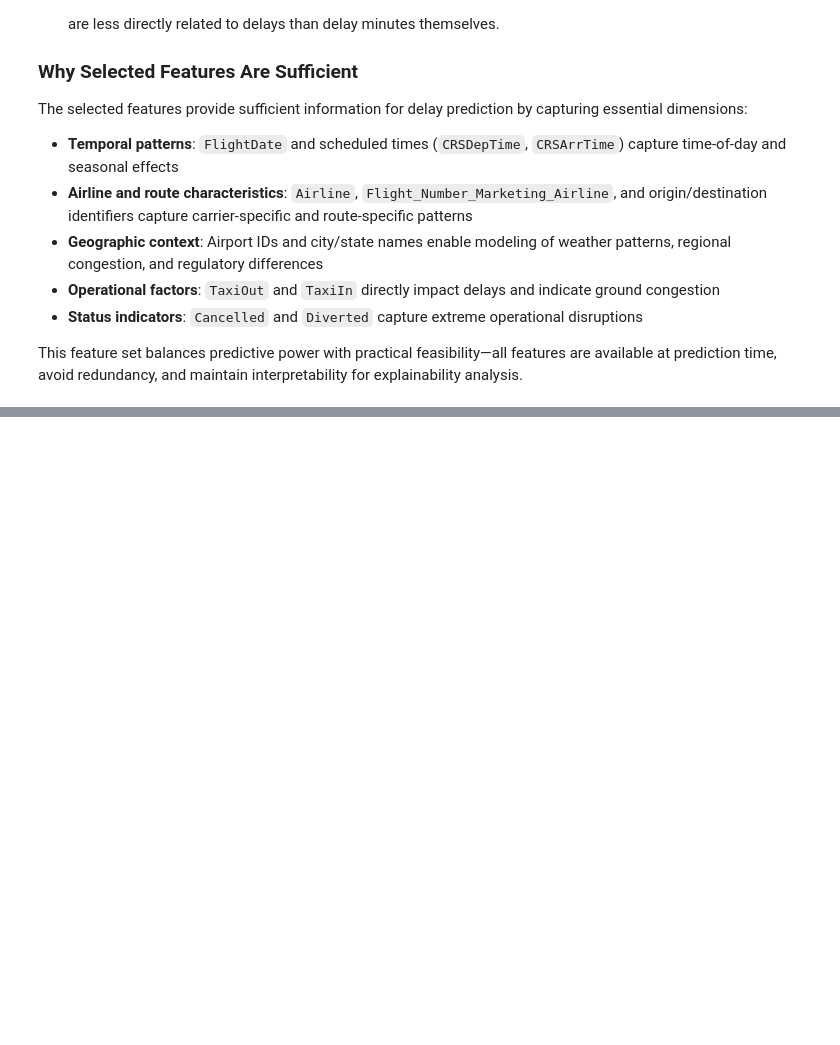
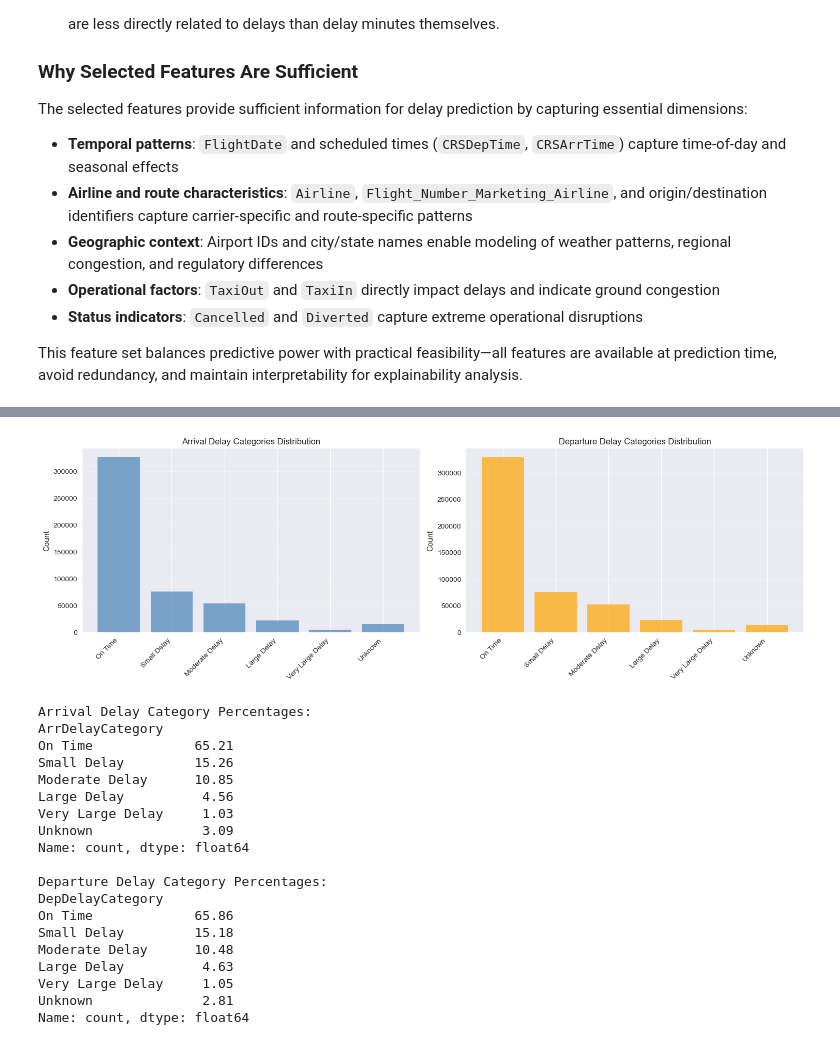
Before and after one commit to aniolpetit/flight-status-prediction, a Jupyter notebook: eda.ipynb, the cells around one changed output, grey strips where cells are left out. Drawn from its saved outputs; the diff is of its cells as text; code cells hidden in the pictures; blank space fills up the shorter version.

```diff
--- a/eda.ipynb
+++ b/eda.ipynb
@@ -84,0 +184,76 @@ df_filtered = df_filtered[column_subset]
+# %%
+# Create delay categories (binning)
+def categorize_delay(delay_minutes):
+    """Categorize delays into meaningful bins"""
+    if pd.isna(delay_minutes):
+        return 'Unknown'
+    elif delay_minutes < 0:
+        return 'Early'
+    elif delay_minutes == 0:
+        return 'On Time'
+    elif delay_minutes <= 15:
+        return 'Small Delay'
+    elif delay_minutes <= 60:
+        return 'Moderate Delay'
+    elif delay_minutes <= 180:
+        return 'Large Delay'
+    else:
+        return 'Very Large Delay'
+
+df['ArrDelayCategory'] = df['ArrDelayMinutes'].apply(categorize_delay)
+df['DepDelayCategory'] = df['DepDelayMinutes'].apply(categorize_delay)
+
+# Distribution of delay categories
+fig, axes = plt.subplots(1, 2, figsize=(15, 5))
+
+arr_cat_counts = df['ArrDelayCategory'].value_counts()
+dep_cat_counts = df['DepDelayCategory'].value_counts()
+
+# Order categories logically
+category_order = ['Early', 'On Time', 'Small Delay', 'Moderate Delay', 'Large Delay', 'Very Large Delay', 'Unknown']
+arr_cat_counts = arr_cat_counts.reindex([c for c in category_order if c in arr_cat_counts.index])
+dep_cat_counts = dep_cat_counts.reindex([c for c in category_order if c in dep_cat_counts.index])
+
+axes[0].bar(range(len(arr_cat_counts)), arr_cat_counts.values, color='steelblue', alpha=0.7)
+axes[0].set_xticks(range(len(arr_cat_counts)))
+axes[0].set_xticklabels(arr_cat_counts.index, rotation=45, ha='right')
+axes[0].set_ylabel('Count')
+axes[0].set_title('Arrival Delay Categories Distribution')
+axes[0].grid(axis='y', alpha=0.3)
+
+axes[1].bar(range(len(dep_cat_counts)), dep_cat_counts.values, color='orange', alpha=0.7)
+axes[1].set_xticks(range(len(dep_cat_counts)))
+axes[1].set_xticklabels(dep_cat_counts.index, rotation=45, ha='right')
+axes[1].set_ylabel('Count')
+axes[1].set_title('Departure Delay Categories Distribution')
+axes[1].grid(axis='y', alpha=0.3)
+
+plt.tight_layout()
+plt.show()
+
+# Percentage breakdown
+print("\nArrival Delay Category Percentages:")
+print((arr_cat_counts / len(df) * 100).round(2))
+print("\nDeparture Delay Category Percentages:")
+print((dep_cat_counts / len(df) * 100).round(2))
+# %% [output]
+[figure, added]
+Arrival Delay Category Percentages:
+ArrDelayCategory
+On Time             65.21
+Small Delay         15.26
+Moderate Delay      10.85
+Large Delay          4.56
+Very Large Delay     1.03
+Unknown              3.09
+Name: count, dtype: float64
+
+Departure Delay Category Percentages:
+DepDelayCategory
+On Time             65.86
+Small Delay         15.18
+Moderate Delay      10.48
+Large Delay          4.63
+Very Large Delay     1.05
+Unknown              2.81
+Name: count, dtype: float64
```
Also changed, not shown: parts of 19 cells of this notebook.
